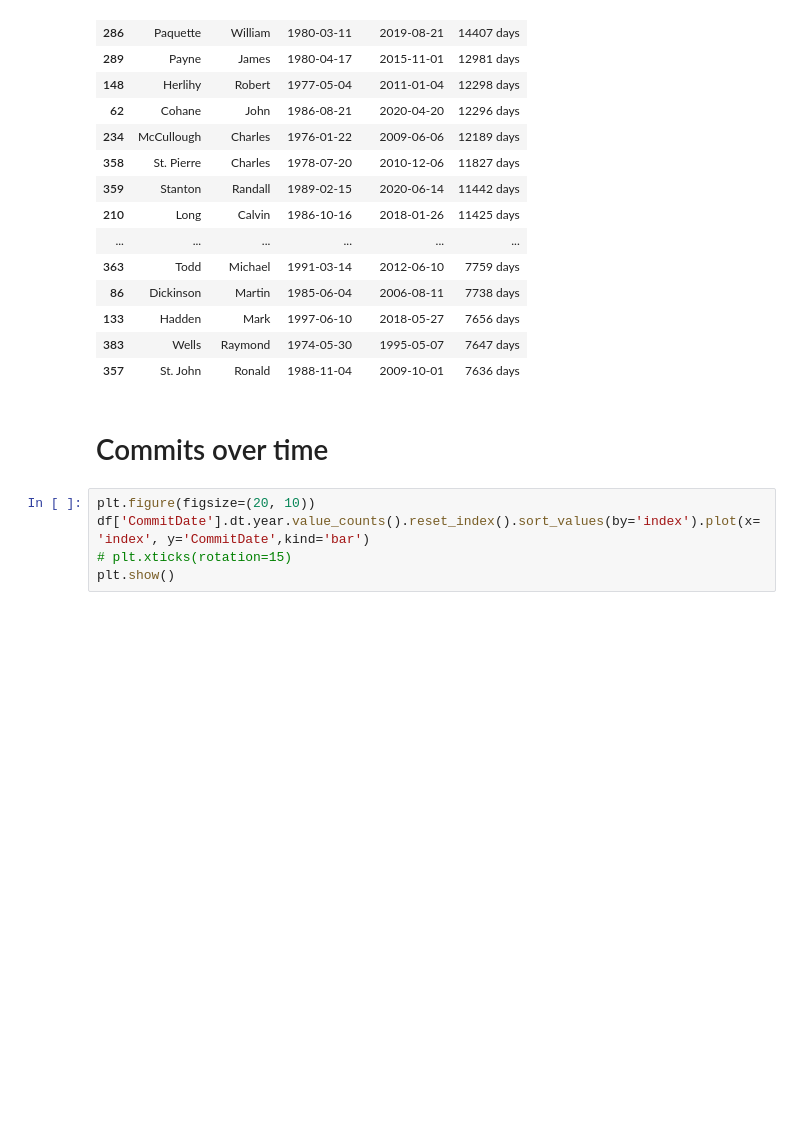
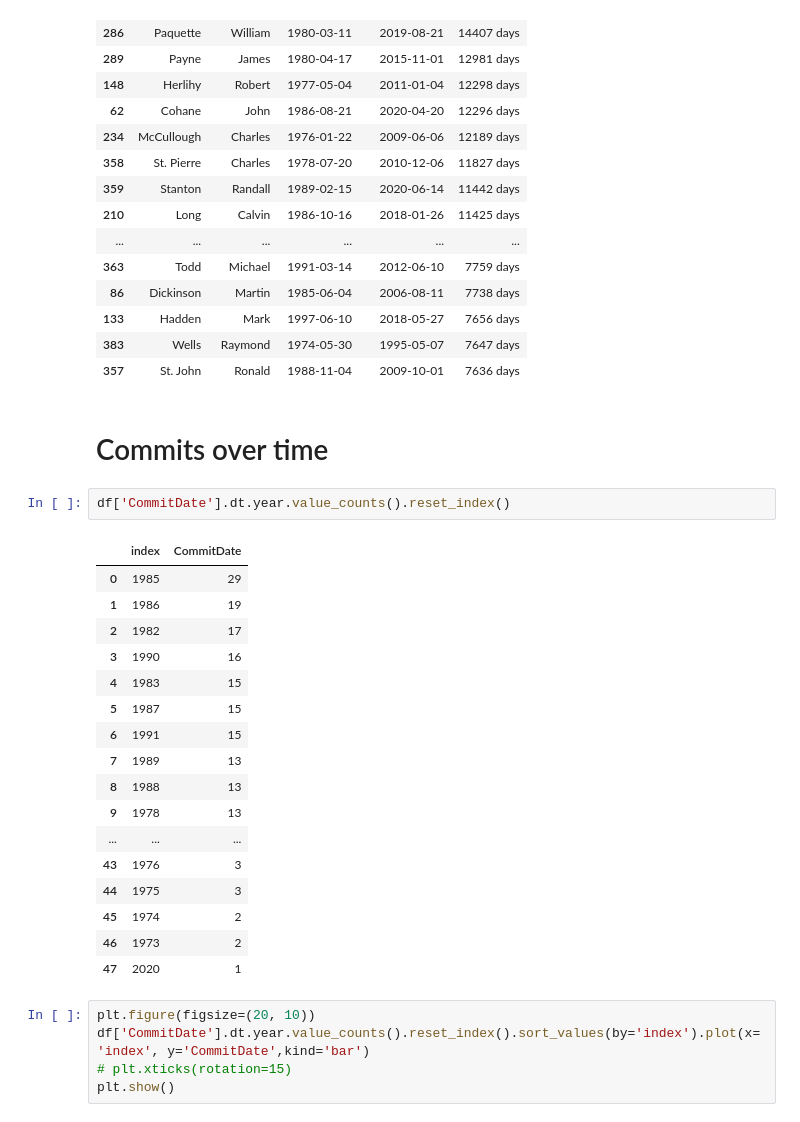
Before and after one commit to kpananjady/PSRB, a Jupyter notebook: PSRB_Commits_Discharges.ipynb, the cells around one changed output. Cells and saved outputs as stored; diff of their text form; blank space fills up the shorter version.

```diff
--- a/PSRB_Commits_Discharges.ipynb
+++ b/PSRB_Commits_Discharges.ipynb
@@ -111,6 +111,26 @@ df.sort_values(by='Difference', ascending=False).head(60)
 | 357 | St. John | Ronald | 1988-11-04 | 2009-10-01 | 7636 days |
 # %% [markdown]
 # Commits over time
+# %%
+df['CommitDate'].dt.year.value_counts().reset_index()
+# %% [output]
+|  | index | CommitDate |
+| 0 | 1985 | 29 |
+| 1 | 1986 | 19 |
+| 2 | 1982 | 17 |
+| 3 | 1990 | 16 |
+| 4 | 1983 | 15 |
+| 5 | 1987 | 15 |
+| 6 | 1991 | 15 |
+| 7 | 1989 | 13 |
+| 8 | 1988 | 13 |
+| 9 | 1978 | 13 |
+| ... | ... | ... |
+| 43 | 1976 | 3 |
+| 44 | 1975 | 3 |
+| 45 | 1974 | 2 |
+| 46 | 1973 | 2 |
+| 47 | 2020 | 1 |
 # %%
 plt.figure(figsize=(20, 10))
 df['CommitDate'].dt.year.value_counts().reset_index().sort_values(by='index').plot(x='index', y='CommitDate',kind='bar')
```
Also changed, not shown: parts of 2 cells of this notebook.
